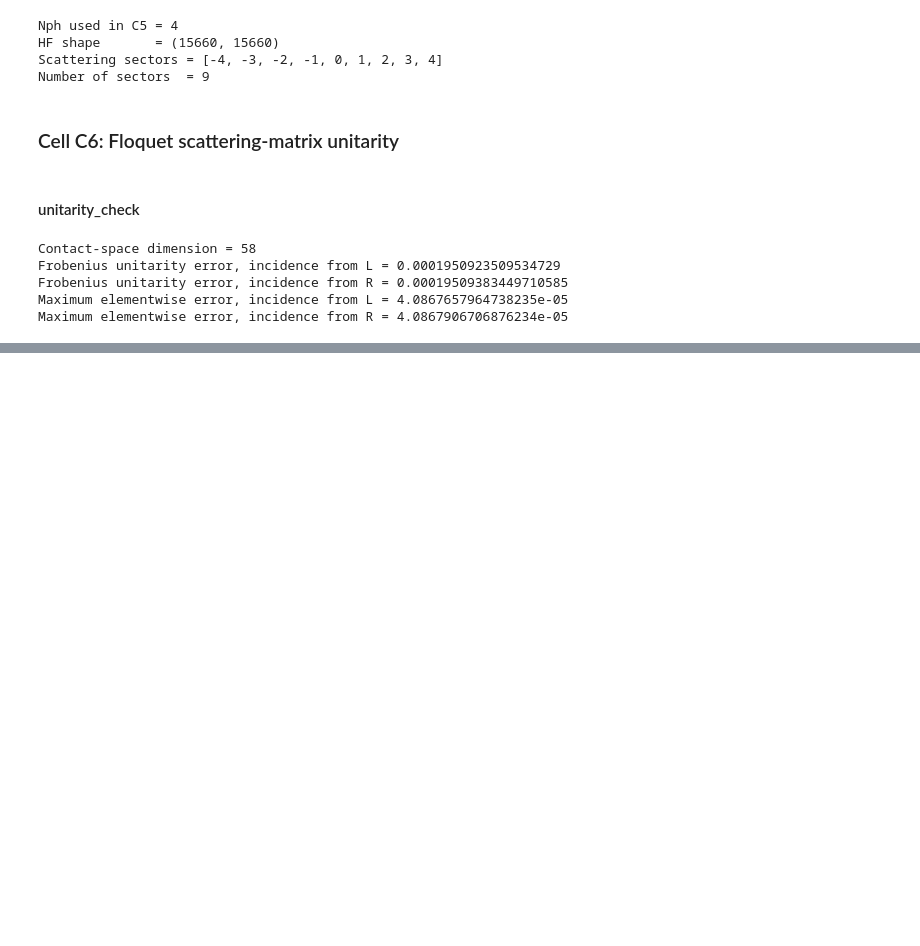
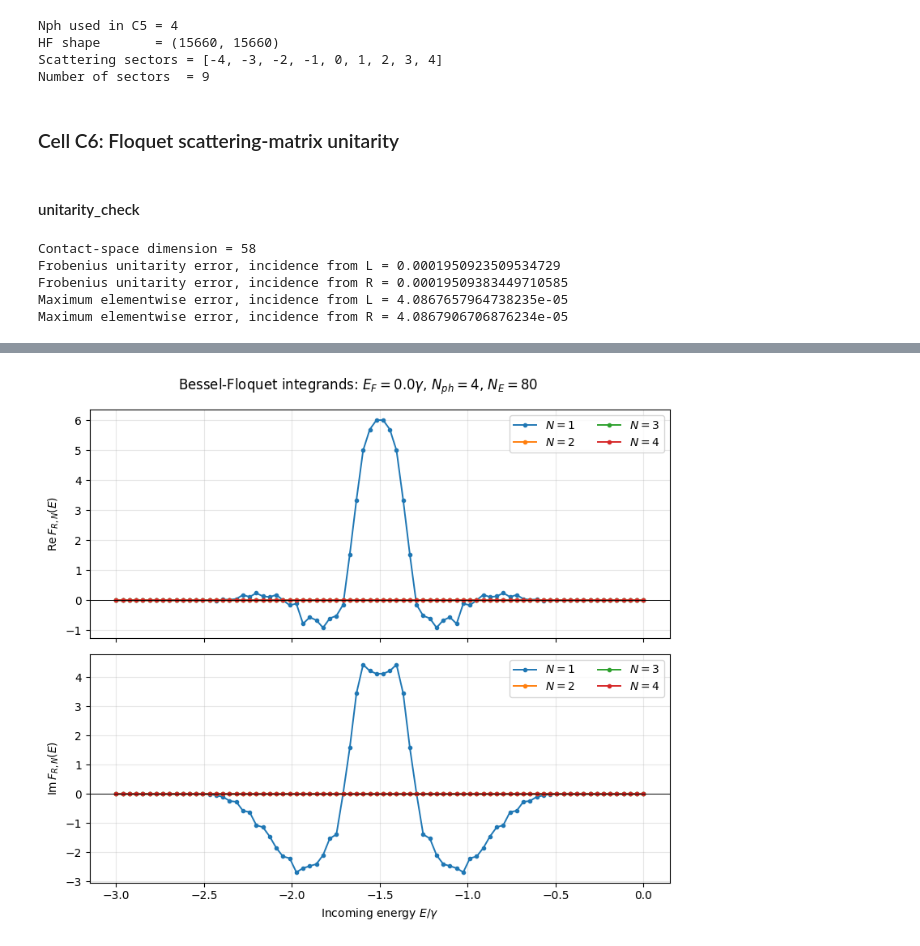
Before and after one commit to Jalil199/High_Harmonics, a Jupyter notebook: with-bessel-function.ipynb, the cells around one changed output, grey strips where cells are left out. Cells and saved outputs as stored; diff of their text form; code cells hidden in the pictures; blank space fills up the shorter version.

Commit message:
i will complete part F today

```diff
--- a/with-bessel-function.ipynb
+++ b/with-bessel-function.ipynb
@@ -2035,0 +3926,80 @@ Maximum elementwise error, incidence from R = 4.0867906706876234e-05
+# %%
+# ============================================================
+# Cell E7: Real and imaginary parts of selected
+#          right-lead harmonic integrands
+# ============================================================
+
+# Plot the first four harmonics.
+N_plot_E = N_values_E[
+    :min(4, len(N_values_E))
+]
+
+fig, axes = plt.subplots(
+    2,
+    1,
+    figsize=(8.0, 7.0),
+    sharex=True
+)
+
+for N in N_plot_E:
+
+    # Row corresponding to harmonic order N
+    iN = np.where(
+        N_values_E == N
+    )[0][0]
+
+    # Real part
+    axes[0].plot(
+        E_grid_E,
+        integrands_E["R"][iN].real,
+        linewidth=1.4,
+        marker="o",
+        markersize=3,
+        label=rf"$N={N}$"
+    )
+
+    # Imaginary part
+    axes[1].plot(
+        E_grid_E,
+        integrands_E["R"][iN].imag,
+        linewidth=1.4,
+        marker="o",
+        markersize=3,
+        label=rf"$N={N}$"
+    )
+
+axes[0].set_ylabel(
+    r"$\mathrm{Re}\,F_{R,N}(E)$"
+)
+
+axes[1].set_ylabel(
+    r"$\mathrm{Im}\,F_{R,N}(E)$"
+)
+
+axes[1].set_xlabel(
+    r"Incoming energy $E/\gamma$"
+)
+
+for ax in axes:
+
+    ax.axhline(
+        0.0,
+        color="black",
+        linewidth=0.7
+    )
+
+    ax.grid(alpha=0.3)
+
+    ax.legend(ncol=2)
+
+fig.suptitle(
+    rf"Bessel-Floquet integrands: "
+    rf"$E_F={EF_E}\gamma$, "
+    rf"$N_{{ph}}={Nph_E}$, "
+    rf"$N_E={NE_E}$"
+)
+
+plt.tight_layout()
+plt.show()
+# %% [output]
+[figure, added]
```
Also changed, not shown: parts of 60 cells of this notebook.
